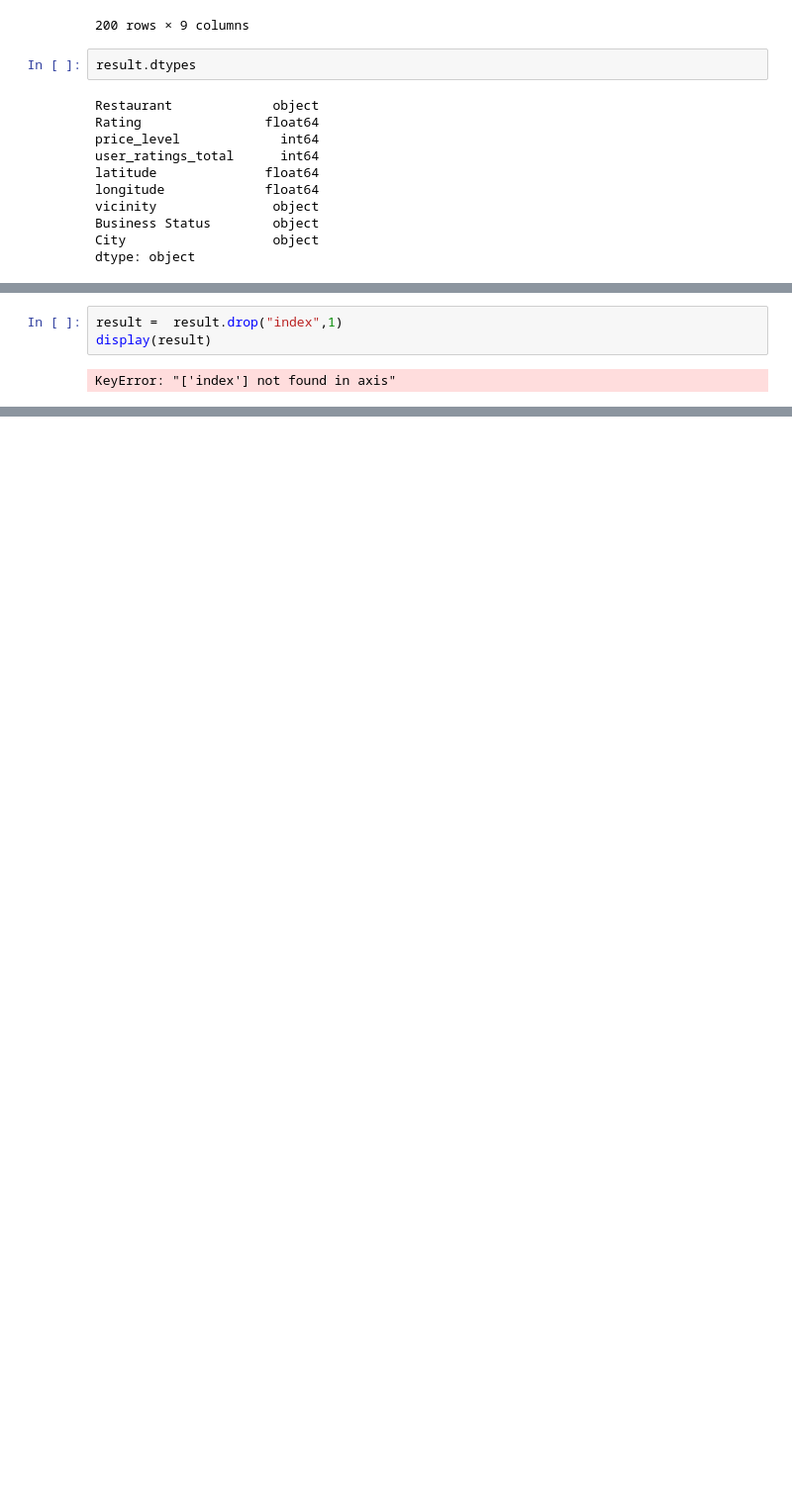
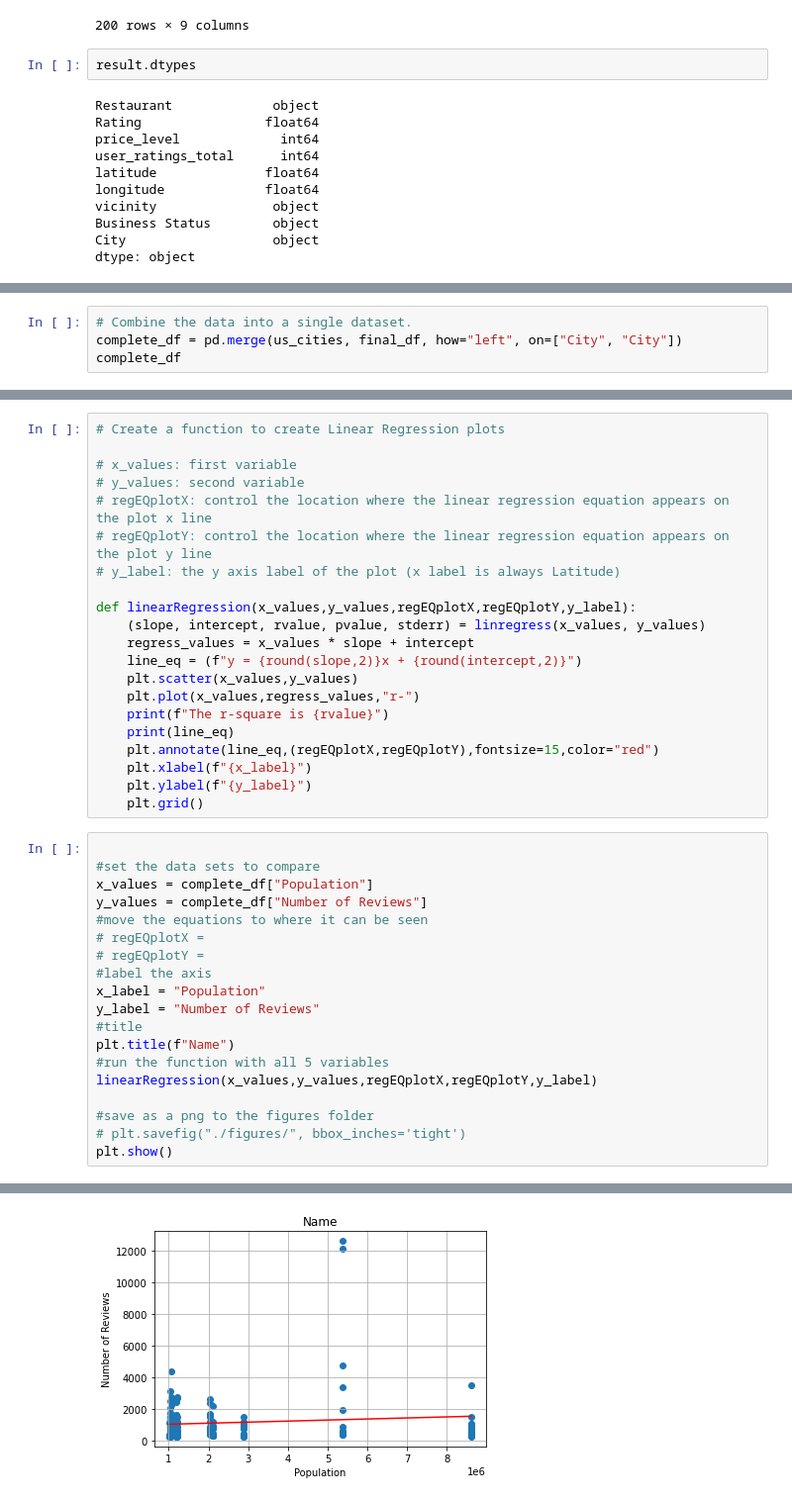
Before and after one commit to mward95/Restaurant_API, a Jupyter notebook: Matthew Ward/Restaurant_sort_df.ipynb, the cells around one changed output, grey strips where cells are left out. Shown: that part at 99% size. Drawn from its saved outputs; the diff is of its cells as text; blank space fills up the shorter version.

Commit message:
added in some graphs

```diff
--- a/Matthew Ward/Restaurant_sort_df.ipynb
+++ b/Matthew Ward/Restaurant_sort_df.ipynb
@@ -1583,0 +1599,4 @@ final_df.head()
+# %%
+# Combine the data into a single dataset.
+complete_df = pd.merge(us_cities, final_df, how="left", on=["City", "City"])
+complete_df
@@ -1584,5 +1633,41 @@ final_df.head()
 # %%
-result =  result.drop("index",1)
-display(result)
+# Create a function to create Linear Regression plots
+
+# x_values: first variable
+# y_values: second variable
+# regEQplotX: control the location where the linear regression equation appears on the plot x line
+# regEQplotY: control the location where the linear regression equation appears on the plot y line
+# y_label: the y axis label of the plot (x label is always Latitude)
+
+def linearRegression(x_values,y_values,regEQplotX,regEQplotY,y_label):
+    (slope, intercept, rvalue, pvalue, stderr) = linregress(x_values, y_values)
+    regress_values = x_values * slope + intercept
+    line_eq = (f"y = {round(slope,2)}x + {round(intercept,2)}")
+    plt.scatter(x_values,y_values)
+    plt.plot(x_values,regress_values,"r-")
+    print(f"The r-square is {rvalue}")
+    print(line_eq)
+    plt.annotate(line_eq,(regEQplotX,regEQplotY),fontsize=15,color="red")
+    plt.xlabel(f"{x_label}")
+    plt.ylabel(f"{y_label}")
+    plt.grid()
-# %% [output]
-KeyError: "['index'] not found in axis"
+# %%
+
+#set the data sets to compare
+x_values = complete_df["Population"]
+y_values = complete_df["Number of Reviews"]
+#move the equations to where it can be seen
+# regEQplotX =
+# regEQplotY =
+#label the axis
+x_label = "Population"
+y_label = "Number of Reviews"
+#title
+plt.title(f"Name")
+#run the function with all 5 variables
+linearRegression(x_values,y_values,regEQplotX,regEQplotY,y_label)
+
+#save as a png to the figures folder
+# plt.savefig("./figures/", bbox_inches='tight')
+plt.show()
+# %% [output]
@@ -1588,0 +1676 @@ KeyError: "['index'] not found in axis"
+[figure, added]
```
Also changed, not shown: parts of 40 cells of this notebook, 2 other files.
